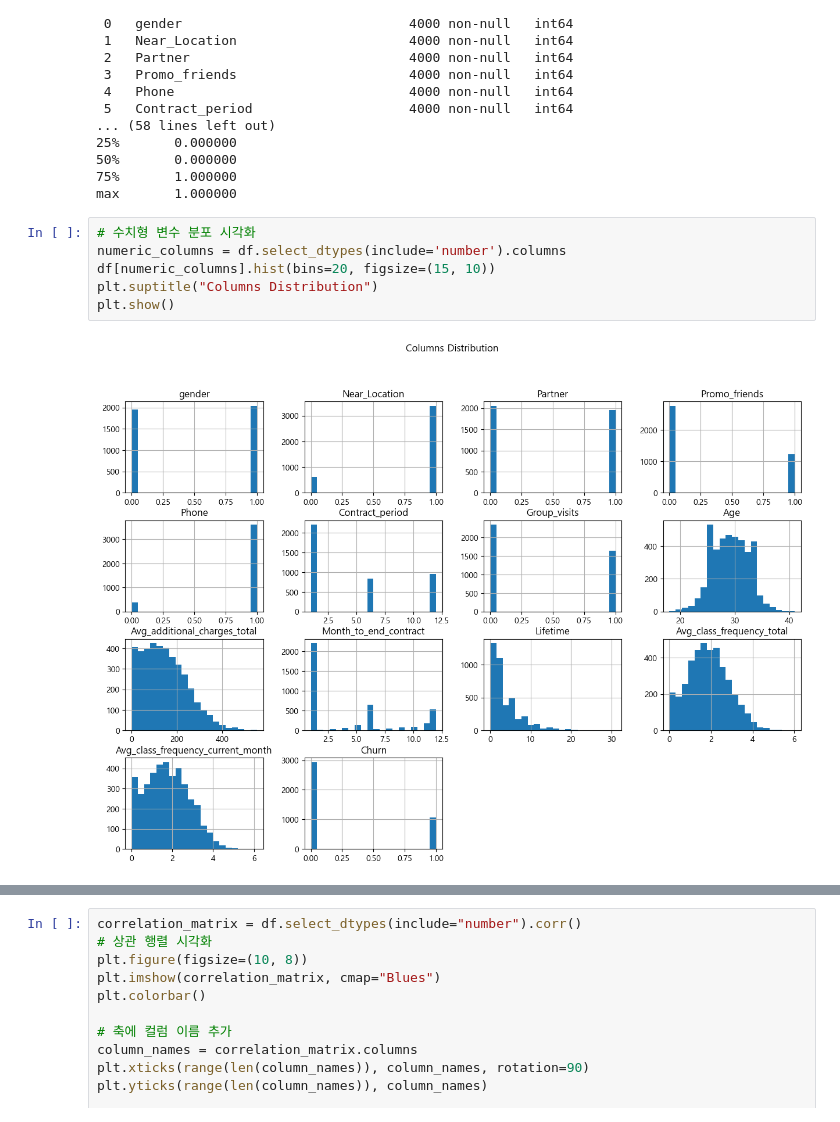
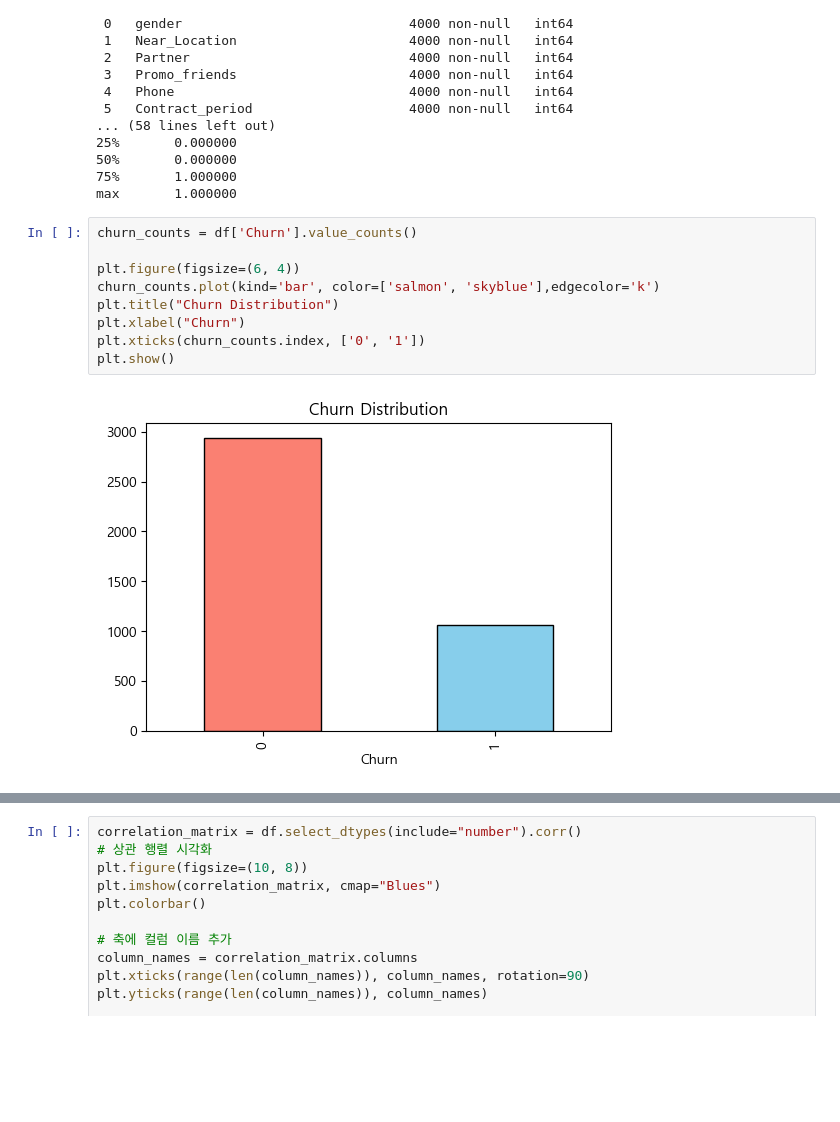
Before and after one commit to SKNETWORKS-FAMILY-AICAMP/SKN06-2nd-1Team, a Jupyter notebook: EDA.ipynb, the cells around one changed output, grey strips where cells are left out. Drawn from its saved outputs; the diff is of its cells as text; blank space fills up the shorter version.

```diff
--- a/EDA.ipynb
+++ b/EDA.ipynb
@@ -28,13 +28,16 @@ Data columns (total 14 columns):
 75%       1.000000
 max       1.000000
 # %%
-# 수치형 변수 분포 시각화
-numeric_columns = df.select_dtypes(include='number').columns
-df[numeric_columns].hist(bins=20, figsize=(15, 10))
-plt.suptitle("Columns Distribution")
+churn_counts = df['Churn'].value_counts()
+
+plt.figure(figsize=(6, 4))
+churn_counts.plot(kind='bar', color=['salmon', 'skyblue'],edgecolor='k')
+plt.title("Churn Distribution")
+plt.xlabel("Churn")
+plt.xticks(churn_counts.index, ['0', '1'])
 plt.show()
 # %% [output]
-[figure, old version]
+[figure, new version]
 # %%
 # 그래프 한 눈에 보는 버전
 
```
Also changed, not shown: parts of 2 cells of this notebook.
